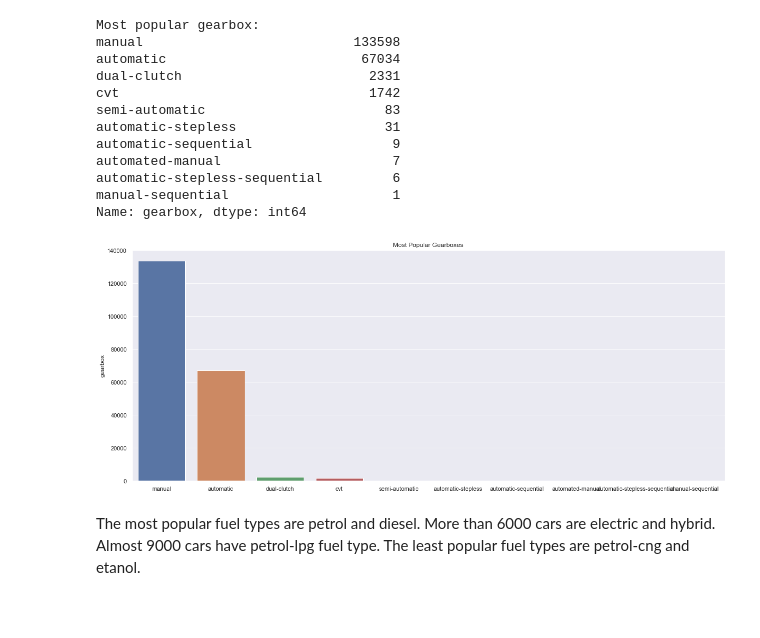
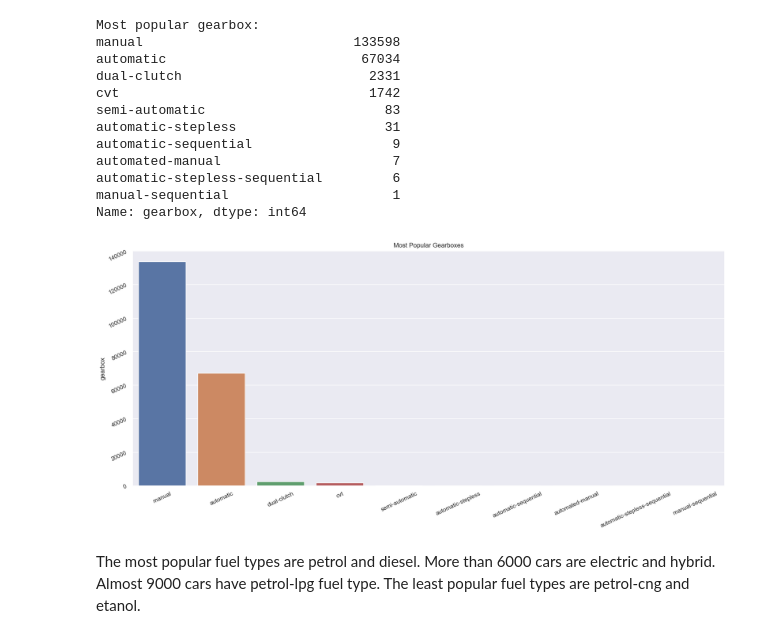
Before and after one commit to Piotr45/cars_price_prediction, a Jupyter notebook: car_price_prediction.ipynb, the cells around one changed output. Cells and saved outputs as stored; diff of their text form; code cells hidden in the pictures; blank space fills up the shorter version.

```diff
--- a/car_price_prediction.ipynb
+++ b/car_price_prediction.ipynb
@@ -122,6 +123,8 @@ min      6.000000e+02
 max      5.250000e+06
 Name: target_price, dtype: float64
 # %%
+sns.set(rc= {"figure.figsize": (20,8)})
+
 IQR = df.target_price.quantile(0.75) - df.target_price.quantile(0.25)
 h = 2 * IQR * len(df.target_price)**(-1/3)
 bins = (np.max(df.target_price) - np.min(df.target_price)) // h
@@ -255,9 +258,10 @@ automatic-stepless-sequential         6
 manual-sequential                     1
 Name: gearbox, dtype: int64
 # %%
+plt.tick_params(rotation=25)
 sns.barplot(x=top_gearbox.index, y=top_gearbox).set(title='Most Popular Gearboxes');
 # %% [output]
-[figure, old version]
+[figure, new version]
 # %% [markdown]
 The most popular fuel types are petrol and diesel. More than 6000 cars are electric and hybrid. Almost 9000 cars have petrol-lpg fuel type. The least popular fuel types are petrol-cng and etanol.
 # %%
```
Also changed, not shown: parts of 21 cells of this notebook.
